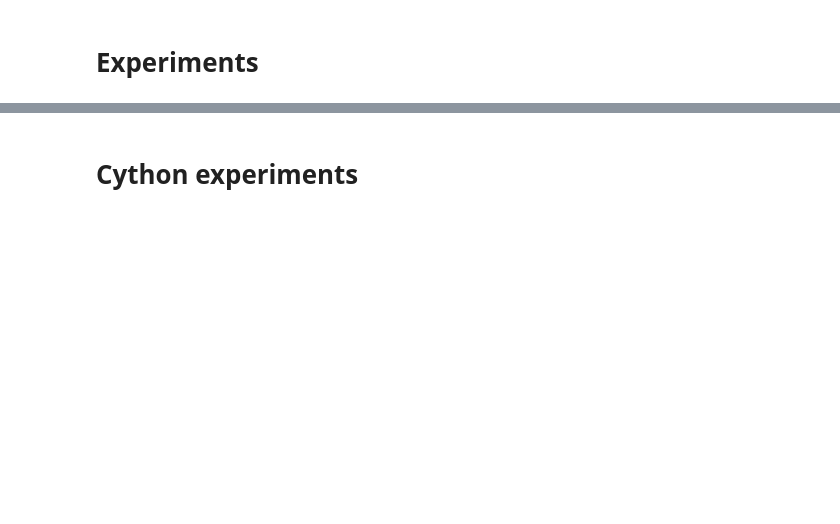
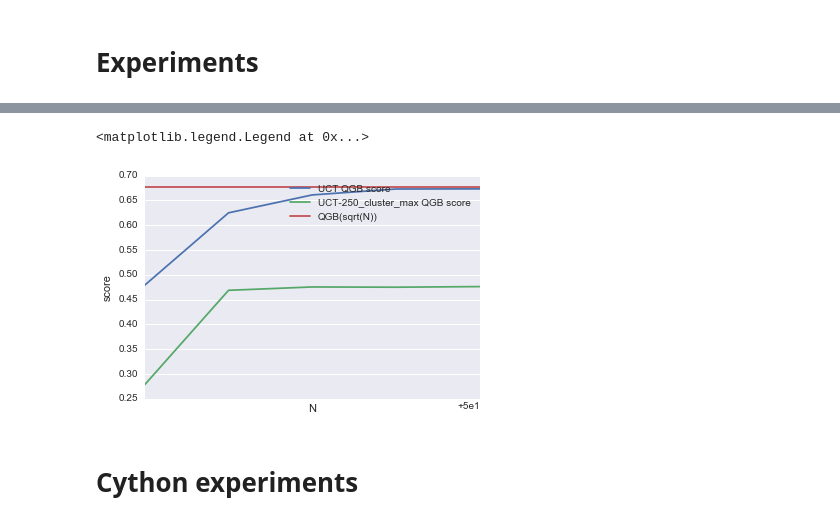
Before and after one commit to gmum/mlls2015, a Jupyter notebook: notebooks/uct-cluster.ipynb, the cells around one changed output, grey strips where cells are left out. Drawn from its saved outputs; the diff is of its cells as text; code cells hidden in the pictures; blank space fills up the shorter version.

```diff
--- a/notebooks/uct-cluster.ipynb
+++ b/notebooks/uct-cluster.ipynb
@@ -268,14 +238,14 @@ plt.plot(x, times)
 # Using UCT for optimization in cluster case
 # %%
 distance_cache = normalized_euclidean_pairwise_distances(X)
-model = Perceptron().fit(X[unmasked_indices(y)], y[unmasked_indices(y)])
 batch_size = 20
-K = 100
+
 c = 0.3
 rng = 777
 picking_function = "max"
 
 X_unknown = X[masked_indices(y)]
+K = 250 #X_unknown.shape[0]
 clustering = KMeans(n_clusters=K).fit_predict(X_unknown)
 # Slightly ugly, but fine for me
 X_clustered = [np.where(clustering==id)[0].tolist() for id in set(clustering.tolist())]
@@ -283,7 +253,7 @@ X_clustered = [np.where(clustering==id)[0].tolist() for id in set(clustering.tol
 base_strategy = UncertaintySampling()
 scorer = QuasiGreedyBatchScorer(X, y, distance_cache=distance_cache, base_strategy=base_strategy, \
                                 model=model, c=c, rng=rng, batch_size=batch_size, \
-                                clustering=clustering, optim=2)
+                                clustering=clustering, optim=1)
 
 
 game_cluster = SetFunctionOptimizerGame(rng=777, X=X_clustered, scorer=scorer, batch_size=batch_size, \
@@ -334,11 +322,19 @@ for N in np.linspace(50, 5000, 5):
+# %%
+# QGB
+scores_qgb = [scorer.score(QuasiGreedyBatch(distance_cache=distance_cache, c=c, n_tries=int(np.sqrt(n)+1))\
+              (X, y, rng=np.random.RandomState(777),model=model, batch_size=20, return_score=False), remap=False) for n in Ns]
 # %%
 plt.plot(scores, label="UCT QGB score")
-plt.plot(scores_cluster, label="UCT-40_cluster_max QGB score")
+plt.plot(scores_cluster, label="UCT-{}_cluster_max QGB score".format(K))
 plt.xlabel("N")
 plt.xticks(Ns)
 plt.ylabel("score")
-plt.plot([scorer.score(qgb_solution, remap=False) for _ in range(len(scores))], label="QGB(n_tries=2) score")
+plt.plot(scores_qgb, label="QGB(sqrt(N))")
+# plt.plot([scorer.score(qgb_solution, remap=False) for _ in range(len(scores))], label="QGB(n_tries=2) score")
 plt.legend()
+# %% [output]
+<matplotlib.legend.Legend at 0x...>
+[figure, added]
 # %% [markdown]
 # Cython experiments
 # %%
```
Also changed, not shown: parts of 17 cells of this notebook, 3 other files.
